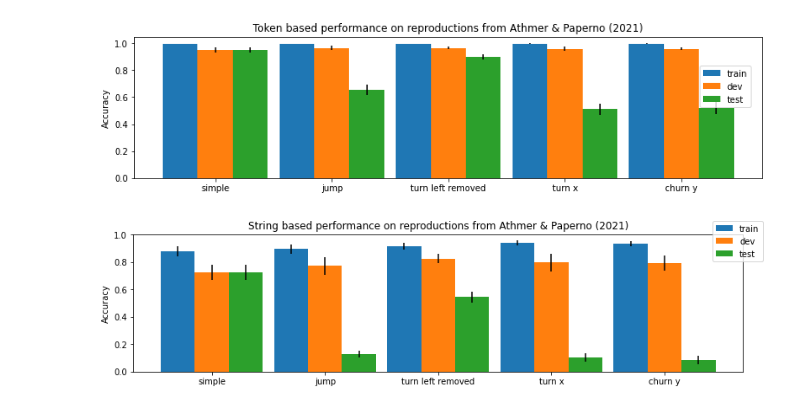
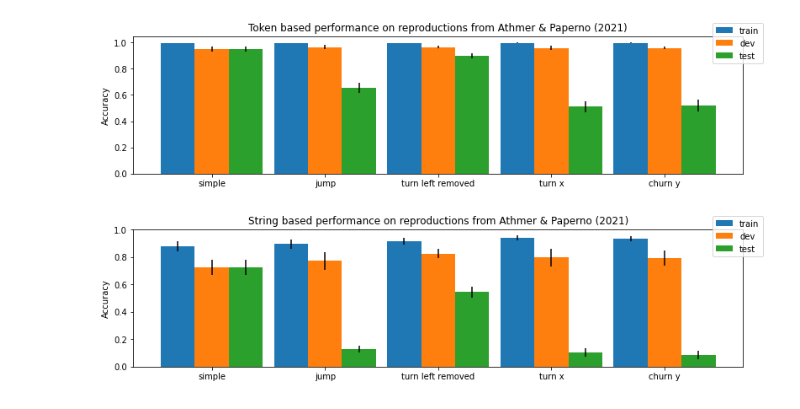
Before and after one commit to lois1999/CCAWM, a Jupyter notebook: results.ipynb, the cells around one changed output. Saved outputs shown, nothing was run; the diff lists cells and outputs as text; code cells hidden in the pictures.

```diff
--- a/results.ipynb
+++ b/results.ipynb
@@ -525,21 +528,21 @@ plt.rcParams["figure.figsize"] = (13,3)
 # %%
 xticks = ["simple", "jump", "turn left removed", "turn x", "churn y"]
 c = np.array([0, 1, 2, 3, 4])
 w = 0.3
 
 plt.bar(c-w,[simple_scan_train_ave, addjump_scan_train_ave, addleft_removedleft_scan_train_ave, addx_scan_train_ave, churny_scan_train_ave],
 yerr = [simple_scan_train_std, addjump_scan_train_std, addleft_removedleft_scan_train_std, addx_scan_train_std, churny_scan_train_std],width=w)
 plt.bar(c,[simple_scan_dev_ave, addjump_scan_dev_ave, addleft_removedleft_scan_dev_ave, addx_scan_dev_ave, churny_scan_dev_ave],
 yerr = [simple_scan_dev_std, addjump_scan_dev_std, addleft_removedleft_scan_dev_std, addx_scan_dev_std, churny_scan_dev_std],width=w)
 plt.bar(c+w,[simple_scan_test_ave, addjump_scan_test_ave, addleft_removedleft_scan_test_ave, addx_scan_test_ave, churny_scan_test_ave],
 yerr = [simple_scan_test_std, addjump_scan_test_std, addleft_removedleft_scan_test_std, addx_scan_test_std, churny_scan_test_std], width=w)
 plt.xticks(c,xticks)
 plt.ylabel('Accuracy')
 plt.title('Token based performance on reproductions from Athmer & Paperno (2021)')
-plt.legend(['train', 'dev', 'test'],loc=[0.9,0.5])
+plt.legend(['train', 'dev', 'test'],loc=[0.95,0.8])
 plt.show()
 # %% [output]
-[figure, old version]
+[figure, new version]
 # %%
 xticks = ["simple", "jump", "turn left removed", "turn x", "churn y"]
 c = np.array([0, 1, 2, 3, 4])
```
Also changed, not shown: parts of 35 cells of this notebook, 16 other files.
